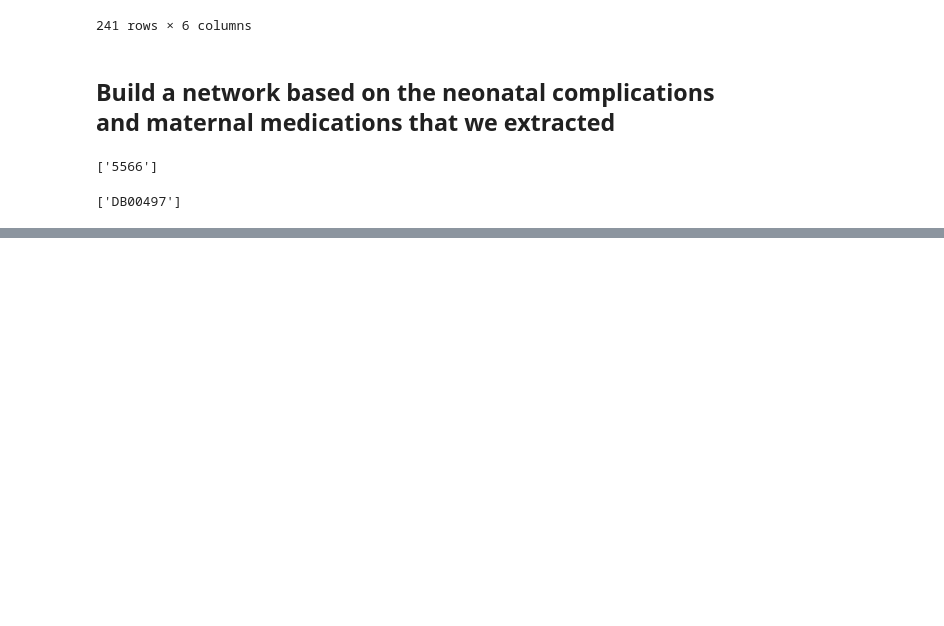
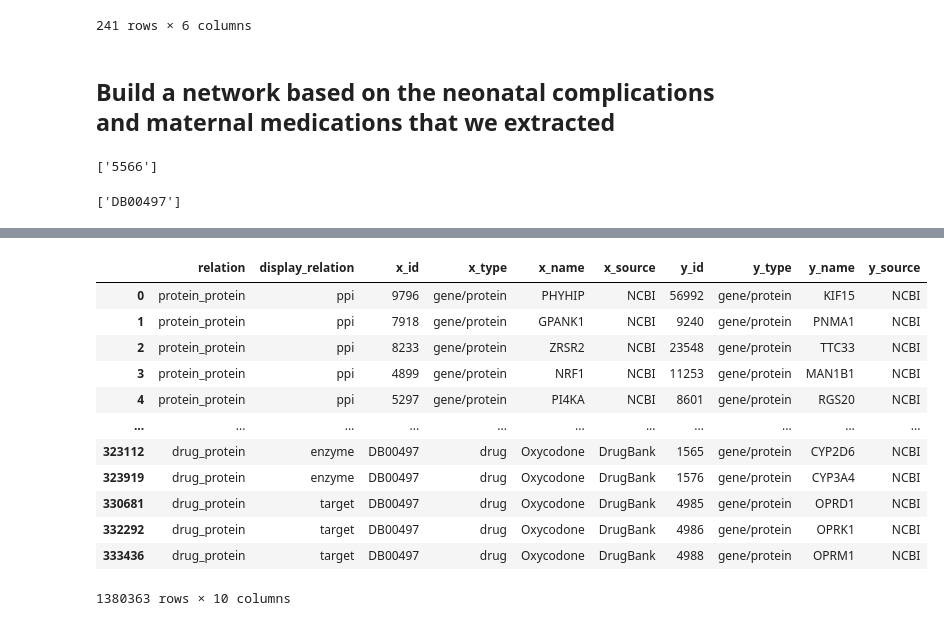
Before and after one commit to yerakim824/PregMedNet, a Jupyter notebook: Interactive_Webapp/Test_Previous_Formulas.ipynb, the cells around one changed output, grey strips where cells are left out. Cells and saved outputs as stored; diff of their text form; code cells hidden in the pictures; blank space fills up the shorter version.

```diff
--- a/Interactive_Webapp/Test_Previous_Formulas.ipynb
+++ b/Interactive_Webapp/Test_Previous_Formulas.ipynb
@@ -922,0 +965,27 @@ sel_med_id_list
+# %%
+sel_sel_relation = [
+    # 'drug_protein',
+    # 'disease_protein',
+    'protein_protein',
+    'bioprocess_protein','molfunc_protein','cellcomp_protein',
+    'bioprocess_bioprocess','molfunc_molfunc','cellcomp_cellcomp'
+]
+sel_sel_kg = sel_kg[sel_kg['relation'].isin(sel_sel_relation)]
+dz_kg = sel_kg[sel_kg['x_id'].isin(sel_dz_id_list)] ##'drug_protein'
+med_kg = sel_kg[sel_kg['x_id'].isin(sel_med_id_list)] ##'disease_protein'
+sel_sel_kg = pd.concat([sel_sel_kg,dz_kg,med_kg])
+sel_sel_kg
+# %% [output]
+|  | relation | display_relation | x_id | x_type | x_name | x_source | y_id | y_type | y_name | y_source |
+| 0 | protein_protein | ppi | 9796 | gene/protein | PHYHIP | NCBI | 56992 | gene/protein | KIF15 | NCBI |
+| 1 | protein_protein | ppi | 7918 | gene/protein | GPANK1 | NCBI | 9240 | gene/protein | PNMA1 | NCBI |
+| 2 | protein_protein | ppi | 8233 | gene/protein | ZRSR2 | NCBI | 23548 | gene/protein | TTC33 | NCBI |
+| 3 | protein_protein | ppi | 4899 | gene/protein | NRF1 | NCBI | 11253 | gene/protein | MAN1B1 | NCBI |
+| 4 | protein_protein | ppi | 5297 | gene/protein | PI4KA | NCBI | 8601 | gene/protein | RGS20 | NCBI |
+| ... | ... | ... | ... | ... | ... | ... | ... | ... | ... | ... |
+| 323112 | drug_protein | enzyme | DB00497 | drug | Oxycodone | DrugBank | 1565 | gene/protein | CYP2D6 | NCBI |
+| 323919 | drug_protein | enzyme | DB00497 | drug | Oxycodone | DrugBank | 1576 | gene/protein | CYP3A4 | NCBI |
+| 330681 | drug_protein | target | DB00497 | drug | Oxycodone | DrugBank | 4985 | gene/protein | OPRD1 | NCBI |
+| 332292 | drug_protein | target | DB00497 | drug | Oxycodone | DrugBank | 4986 | gene/protein | OPRK1 | NCBI |
+| 333436 | drug_protein | target | DB00497 | drug | Oxycodone | DrugBank | 4988 | gene/protein | OPRM1 | NCBI |
+1380363 rows × 10 columns
```
Also changed, not shown: parts of 12 cells of this notebook, 2 other files.
